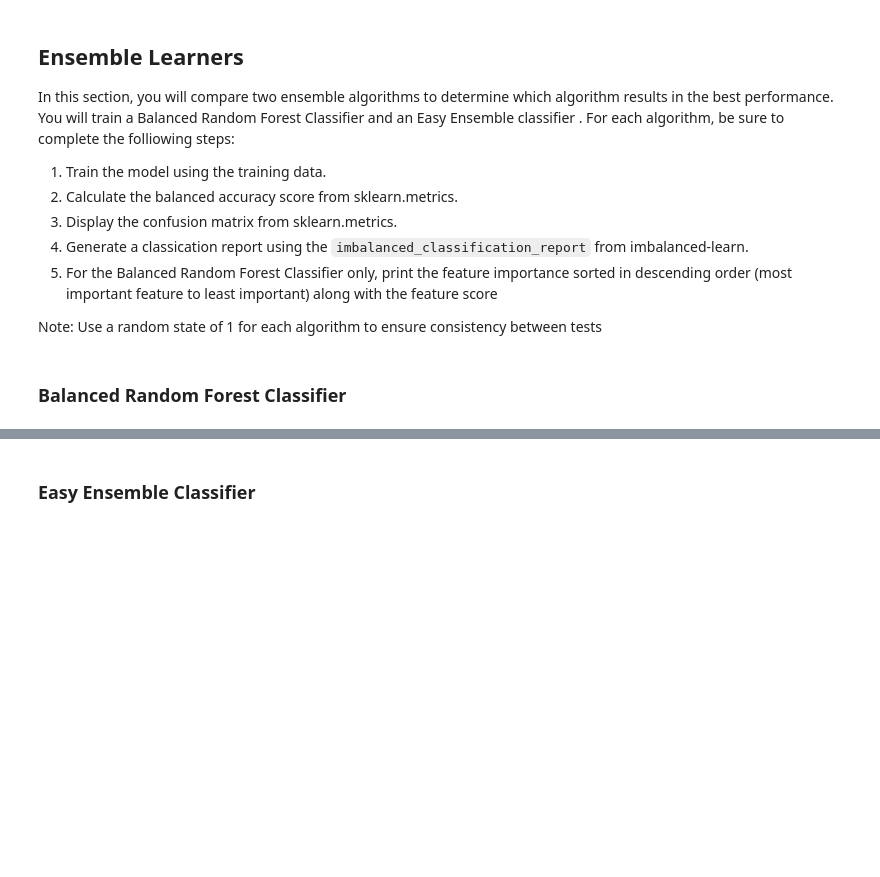
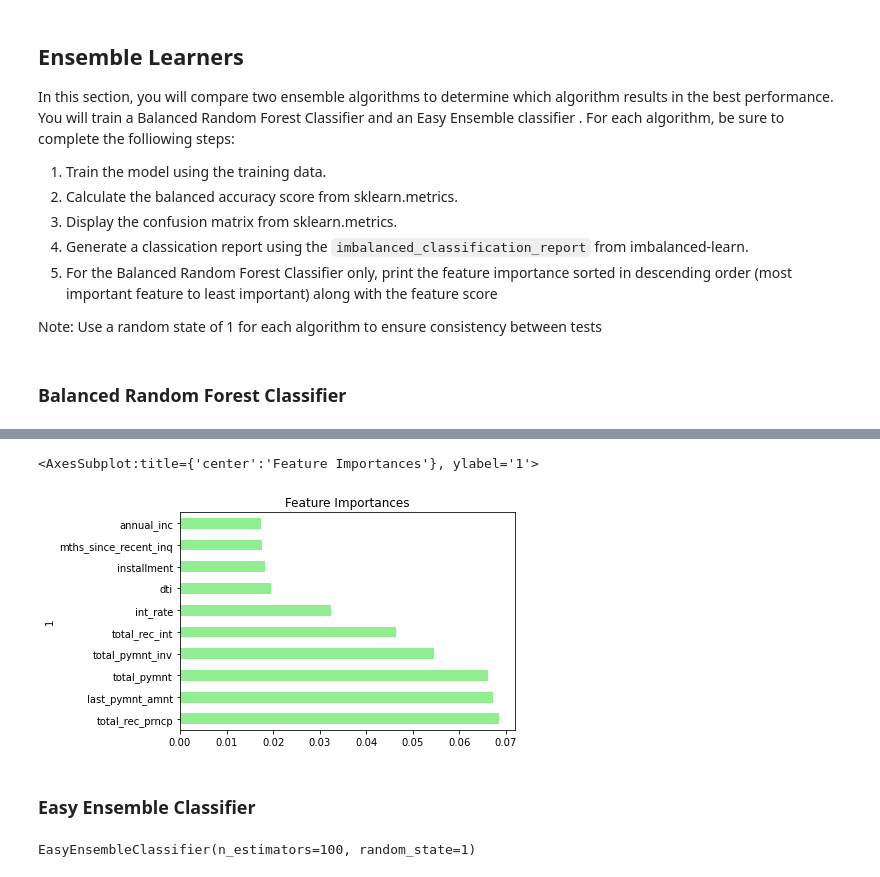
Before and after one commit to jbbees/Fintech_BC_21, a Jupyter notebook: 11_ML_Risk_Assessment/JAK_credit_risk_ensemble.ipynb, the cells around one changed output, grey strips where cells are left out. Cells and saved outputs as stored; diff of their text form; code cells hidden in the pictures; blank space fills up the shorter version.

```diff
--- a/11_ML_Risk_Assessment/JAK_credit_risk_ensemble.ipynb
+++ b/11_ML_Risk_Assessment/JAK_credit_risk_ensemble.ipynb
@@ -95,7 +93,6 @@ df.tail()
 # Create our features
 X = df.copy()
 X.drop('loan_status', axis=1, inplace=True)
-X.drop('issue_d', axis = 1, inplace=True)      # I'm dropping the issued date column due to errors with le. Plus, I don't feel this column will have predictive value.
 
 # Create our target
 y = df['loan_status']
@@ -172,4 +170,4 @@ Note: Use a random state of 1 for each algorithm to ensure consistency between t
 # Resample the training data with the BalancedRandomForestClassifier
 from imblearn.ensemble import BalancedRandomForestClassifier
 brf = BalancedRandomForestClassifier(n_estimators=100, random_state=1)
-brf.fit(X_train, y_train)
+brf.fit(X_train_scaled, y_train)
@@ -195,3 +211,6 @@ print(classification_report_imbalanced(y_test, y_pred_brf))
 # %%
 # List the features sorted in descending order by feature importance
-brf_importances_sorted = sorted(zip(brf.feature_importances_, X.columns), reverse=True)
+brf_importances_df = pd.DataFrame(
+    sorted(zip(brf.feature_importances_, X.columns), reverse=True)
+)
+brf_importances_df
@@ -198,9 +231,29 @@ brf_importances_sorted = sorted(zip(brf.feature_importances_, X.columns), revers
+# %%
+# Manipulate the importances df so we can clean-up for visualization.
+brf_importances_df.set_index(brf_importances_df[1], inplace=True)
+brf_importances_df.drop(columns=1, inplace=True)
+brf_importances_df.rename(columns = {0: 'Feature Importances'}, inplace=True)
+# %%
+# Display The top 10 feature importances.
+brf_importances_df[:10].plot(
+    kind='barh',
+    color='lightgreen',
+    title = 'Feature Importances',
+    legend = False
+)
+
+# The key feature the tree
+# %% [output]
+<AxesSubplot:title={'center':'Feature Importances'}, ylabel='1'>
+[figure, added]
 # %% [markdown]
 ### Easy Ensemble Classifier
 # %%
 # Train the Classifier
 from imblearn.ensemble import EasyEnsembleClassifier
 ens = EasyEnsembleClassifier(n_estimators=100, random_state=1)
-ens.fit(X_train, y_train)
+ens.fit(X_train_scaled, y_train)
+# %% [output]
+EasyEnsembleClassifier(n_estimators=100, random_state=1)
 # %%
 # Predictions on Easy Ensemble Classifier
```
Also changed, not shown: parts of 32 cells of this notebook, 1 other file.
